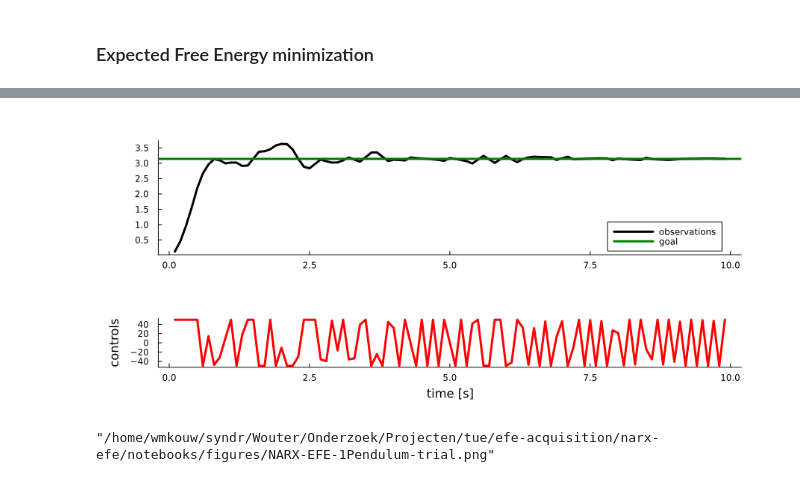
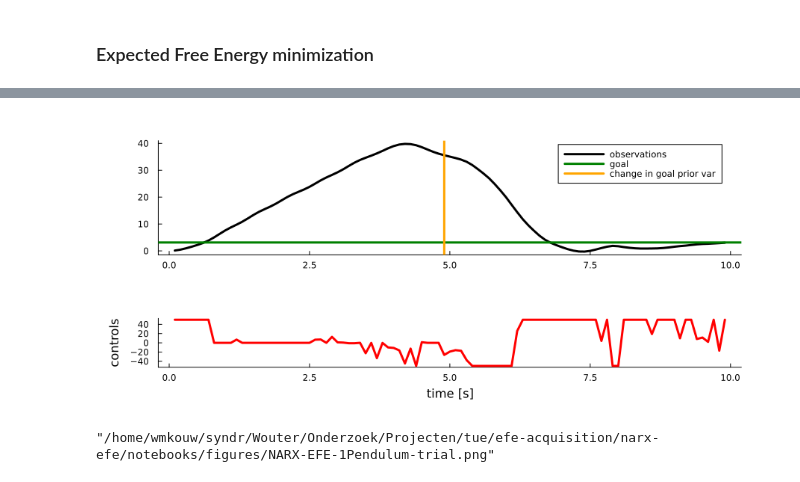
Before and after one commit to wmkouw/narx-efe, a Jupyter notebook: notebooks/NARX-EFE spendulum.ipynb, the cells around one changed output, grey strips where cells are left out. Saved outputs shown, nothing was run; the diff lists cells and outputs as text; code cells hidden in the pictures.

Commit message:
Experiments with pendulum goal variance balancing.

```diff
--- a/notebooks/NARX-EFE spendulum.ipynb
+++ b/notebooks/NARX-EFE spendulum.ipynb
@@ -149,21 +149,16 @@ plot(p1,p2,layout=grid(2,1), size=(1200,600),)
 # Experiment specification
 N = 100
 tsteps = range(0.0, step=Δt, length=N)
-T = 10
+T = 15
 
 # System specification
 init_state = [0.0, 0.0];
 
 # Agent specification
-α0 = 2.0
+α0 = 10.0
 β0 = 1.0
 μ0 = zeros(M)
 Λ0 = 1e-2diagm(ones(M))
-goal = NormalMeanVariance(0.5, 10.0)
-H = 1
-Ly = 3
-Lu = 3
-M = size(pol(zeros(Ly+Lu+1), degree=H),1);
 λ = 0.0
 # %% [output]
 0.0
@@ -295,9 +253,14 @@ pendulum = SPendulum(init_state = init_state,
                      torque_lims = sys_ulims,
                      Δt=Δt)
 
+goals = [NormalMeanVariance(3.14, 1.0) for t in 1:T]
+cut_gvar = tsteps[50]
+new_gvar = 1e-2
+# gvars = [1e3 for k in 1:N]
+
 # Start agent
 agent = NARXAgent(μ0, Λ0, α0, β0,
-                  goal_prior=goal,
+                  goal_prior=goals,
                   delay_inp=Lu,
                   delay_out=Ly,
                   pol_degree=H,
@@ -314,9 +277,6 @@ u_EFE = zeros(N+T)
 F_EFE = zeros(N)
 pred_m = zeros(N,T)
 pred_v = zeros(N,T)
-goals = [NormalMeanVariance(3.14, 1.0) for t in 1:T]
-gvars = 10 .^range(0, stop=-2, length=N)
-# gvars = [1e3 for k in 1:N]
 
 @showprogress for k in 1:N
 
@@ -329,10 +289,11 @@ gvars = 10 .^range(0, stop=-2, length=N)
     push!(α_EFE, agent.α )
     push!(β_EFE, agent.β )
 
-    # Move goal closer
-    goal_k = NormalMeanVariance(3.14, gvars[k])
-    update_goals!(goals, goal_k)
-    agent.goals = goals
+    # Change exploration-exploitation balance
+    if k > cut_gvar; agent.goals = [NormalMeanVariance(3.14, new_gvar) for t in 1:T]; end
+    # goal_k = NormalMeanVariance(3.14, gvars[k])
+    # update_goals!(goals, goal_k)
+    # agent.goals = goals
 
     # Optimal control
     policy = minimizeEFE(agent, goals, control_lims=sys_ulims)
@@ -353,11 +320,12 @@ plot(F_EFE, xlabel="time", ylabel="F[q]")
 # %%
 p1 = plot(tsteps[2:end], y_EFE[2:end], color="black", label="observations")
 hline!([mean(goals[1])], color="green", label="goal")
+vline!([cut_gvar], color="orange", label="change in goal prior var")
 p4 = plot(tsteps[2:end], u_EFE[2:end-T], color="red", ylabel="controls", xlabel="time [s]")
 
 plot(p1,p4, layout=grid(2,1, heights=[.7, .3]), size=(900,400))
 # %% [output]
-[figure, old version]
+[figure, new version]
 # %%
 savefig("figures/NARX-EFE-1Pendulum-trial.png")
 # %% [output]
```
Also changed, not shown: parts of 25 cells of this notebook, 5 other files.
